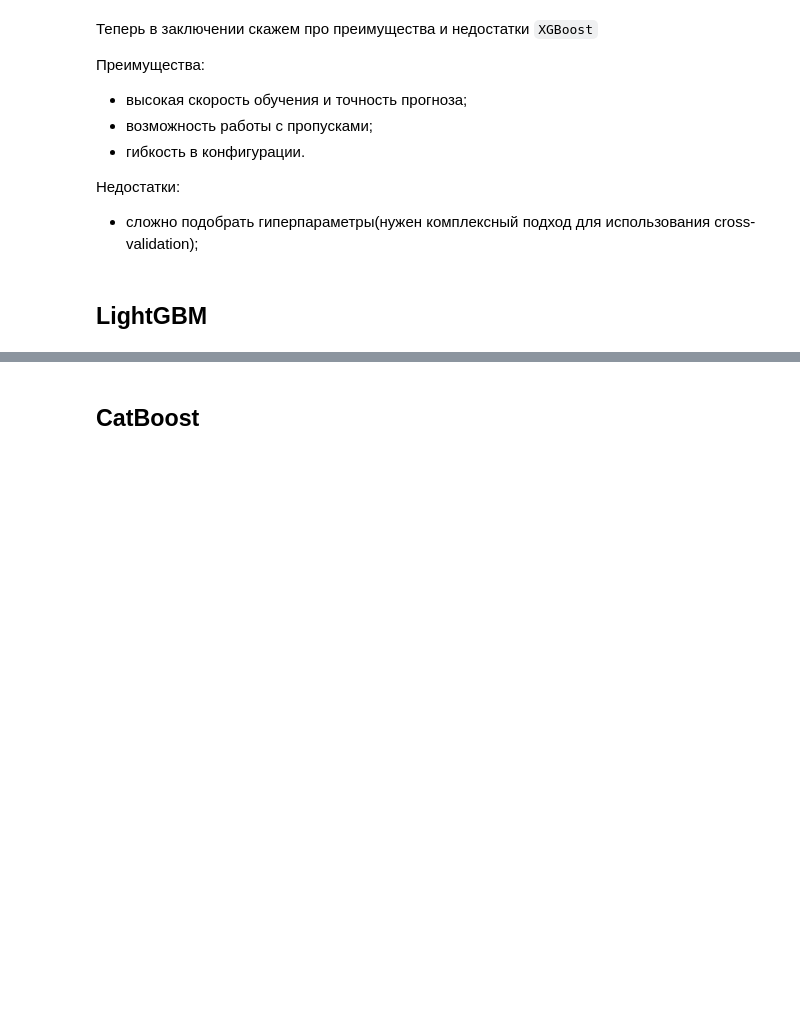
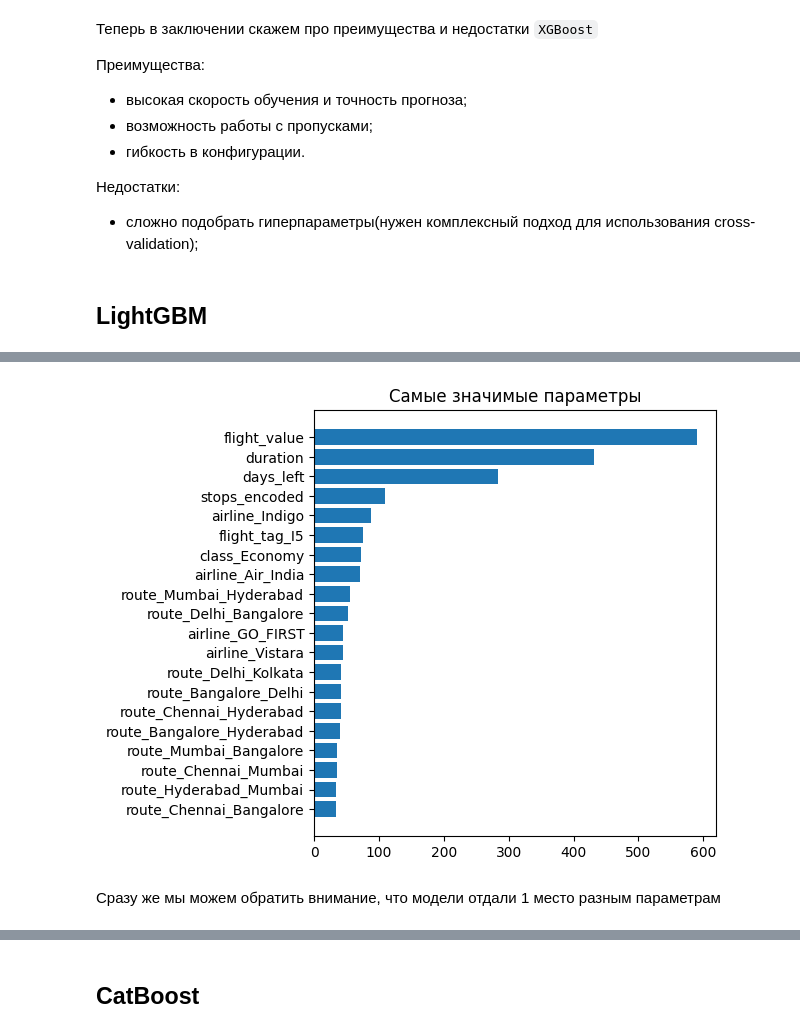
Before and after one commit to Sindereve/classic_ml_skills, a Jupyter notebook: task_reggression/02_models/3_gbm_models.ipynb, the cells around one changed output, grey strips where cells are left out. Cells and saved outputs as stored; diff of their text form; code cells hidden in the pictures; blank space fills up the shorter version.

Commit message:
feat: add lgbm in reg task

```diff
--- a/task_reggression/02_models/3_gbm_models.ipynb
+++ b/task_reggression/02_models/3_gbm_models.ipynb
@@ -123,0 +144,16 @@ plt.show()
+# %%
+params = {
+    'objective': 'regression',
+    'metric': 'rmse',
+    'n_estimators': 100,
+    'subsample': 0.8,
+    'learning_rate': 0.1,
+    'colsample_bytree': 0.8,
+    'random_state': RANDOM_STATE
+}
+# %%
+lgbm = LGBMRegressor(
+    **params
+)
+lgbm.fit(X_train, y_train)
+y_pred = lgbm.predict(X_test)
@@ -123,0 +174,8 @@ plt.show()
+# %%
+importance_df = pd.DataFrame(
+    data={
+            'features': lgbm.feature_name_,
+            'score': lgbm.feature_importances_
+        },
+).sort_values(by=['score'], axis=0, ascending=False, ignore_index=True)
+importance_df.head()
@@ -123,0 +189,12 @@ plt.show()
+# %%
+plt.barh(
+    importance_df['features'].head(20)[::-1],
+    importance_df['score'].head(20)[::-1],
+)
+plt.tight_layout()
+plt.title('Самые значимые параметры')
+plt.show()
+# %% [output]
+[figure, added]
+# %% [markdown]
+Сразу же мы можем обратить внимание, что модели отдали 1 место разным параметрам
```
Also changed, not shown: parts of 9 cells of this notebook, 3 other files.
